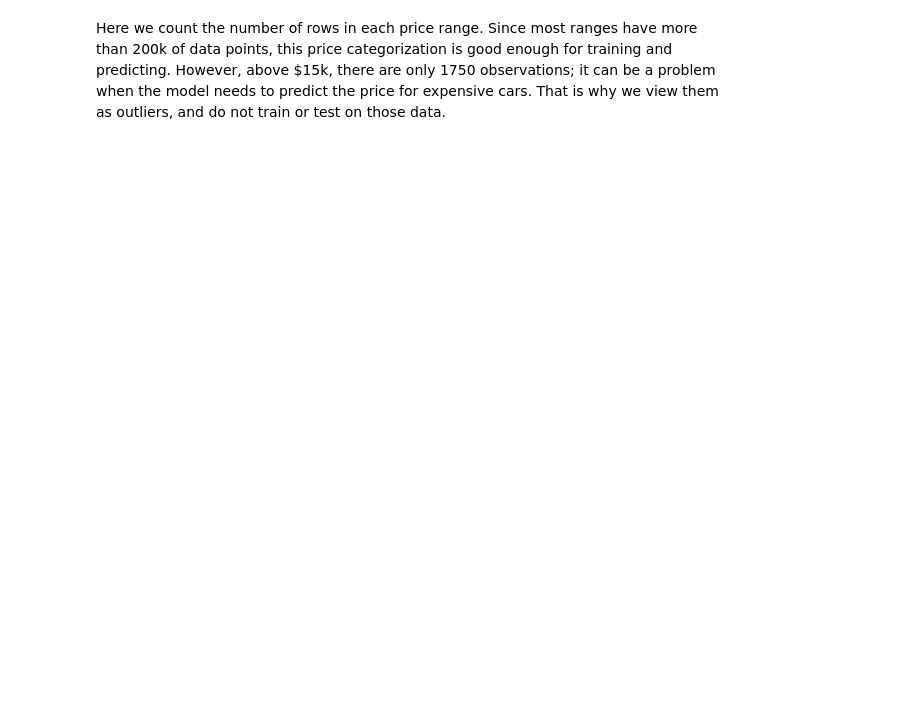
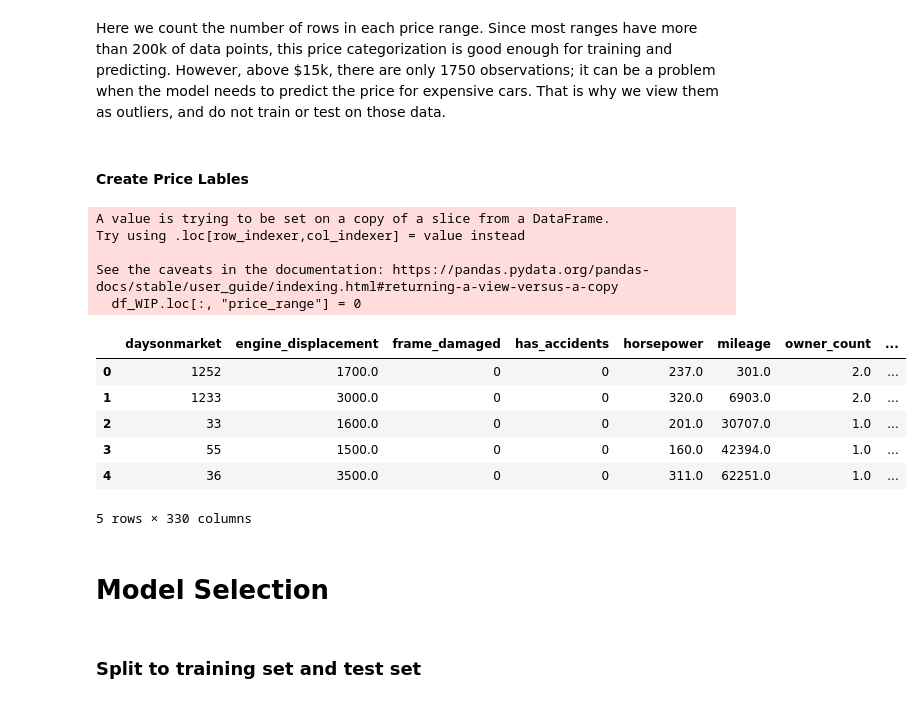
Before and after one commit to COGS118A/Group056-Sp22, a Jupyter notebook: encoding-priceLabels-modelSelection.ipynb, the cells around one changed output. Cells and saved outputs as stored; diff of their text form; code cells hidden in the pictures; blank space fills up the shorter version.

```diff
--- a/encoding-priceLabels-modelSelection.ipynb
+++ b/encoding-priceLabels-modelSelection.ipynb
@@ -155,2 +147,36 @@ price_count
 # %% [markdown]
 Here we count the number of rows in each price range. Since most ranges have more than 200k of data points, this price categorization is good enough for training and predicting. However, above $15k, there are only 1750 observations; it can be a problem when the model needs to predict the price for expensive cars. That is why we view them as outliers, and do not train or test on those data.
+# %% [markdown]
+#### Create Price Lables
+# %%
+maxPrice = 150000
+df_WIP = df_WIP.loc[df_WIP['price'] < maxPrice]
+# %%
+# create price labels
+price_labels = []
+df_WIP.loc[:, "price_range"] = 0
+for i, p in enumerate(priceInterval):
+    if i < len(priceInterval) - 1 and priceInterval[i + 1] <= maxPrice:
+        price_labels.append("$" + str(p) + " to " + str(priceInterval[i + 1]))
+        p1 = priceInterval[i + 1]
+        df_WIP.loc[(p <= df_WIP['price']) & (df_WIP['price'] < p1), ['price_range']] = i
+# %% [output]
+A value is trying to be set on a copy of a slice from a DataFrame.
+Try using .loc[row_indexer,col_indexer] = value instead
+
+See the caveats in the documentation: https://pandas.pydata.org/pandas-docs/stable/user_guide/indexing.html#returning-a-view-versus-a-copy
+  df_WIP.loc[:, "price_range"] = 0
+# %%
+df_WIP.head()
+# %% [output]
+|  | daysonmarket | engine_displacement | frame_damaged | has_accidents | horsepower | mileage | owner_count | ... |
+| 0 | 1252 | 1700.0 | 0 | 0 | 237.0 | 301.0 | 2.0 | ... |
+| 1 | 1233 | 3000.0 | 0 | 0 | 320.0 | 6903.0 | 2.0 | ... |
+| 2 | 33 | 1600.0 | 0 | 0 | 201.0 | 30707.0 | 1.0 | ... |
+| 3 | 55 | 1500.0 | 0 | 0 | 160.0 | 42394.0 | 1.0 | ... |
+| 4 | 36 | 3500.0 | 0 | 0 | 311.0 | 62251.0 | 1.0 | ... |
+5 rows × 330 columns
+# %% [markdown]
+# Model Selection
+# %% [markdown]
+### Split to training set and test set
```
Also changed, not shown: parts of 18 cells of this notebook.
